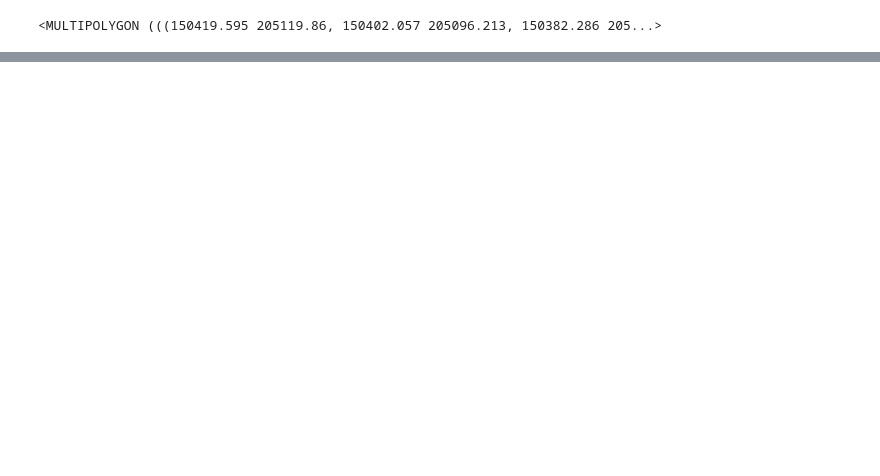
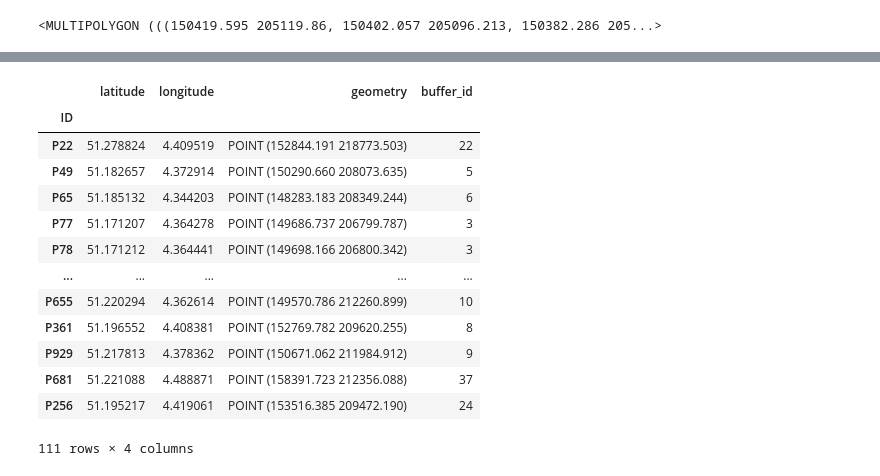
Before and after one commit to nuooooooooooo/drivetime-analysis, a Jupyter notebook: geopandas.ipynb, the cells around one changed output, grey strips where cells are left out. Saved outputs shown, nothing was run; the diff lists cells and outputs as text; code cells hidden in the pictures; blank space fills up the shorter version.

Commit message:
add buffer id to points

```diff
--- a/geopandas.ipynb
+++ b/geopandas.ipynb
@@ -116,3 +112,12 @@ buffer_union = buffer.geometry.unary_union
 buffer_union
 # %% [output]
 <MULTIPOLYGON (((150419.595 205119.86, 150402.057 205096.213, 150382.286 205...>
+# %%
+buffer = gpd.GeoSeries(buffer_union, crs="epsg:31370")
+buffer = buffer.explode(index_parts=True)
+
+
+
+folium.features.GeoJson(buffer.to_crs(epsg=4324)).add_to(map)
+
+map
@@ -118,0 +126,27 @@ buffer_union
+# %%
+# for index, row in buffer.items():
+#     print(index[1])
+
+def get_buffer_id(point):
+    for index, row in buffer.items():
+        if point.within(row):
+            return index[1]
+
+posters_gdf['buffer_id'] = posters_gdf['geometry'].apply(lambda x : get_buffer_id(x))
+
+posters_gdf
+# %% [output]
+|  | latitude | longitude | geometry | buffer_id |
+| ID |  |  |  |  |
+| P22 | 51.278824 | 4.409519 | POINT (152844.191 218773.503) | 22 |
+| P49 | 51.182657 | 4.372914 | POINT (150290.660 208073.635) | 5 |
+| P65 | 51.185132 | 4.344203 | POINT (148283.183 208349.244) | 6 |
+| P77 | 51.171207 | 4.364278 | POINT (149686.737 206799.787) | 3 |
+| P78 | 51.171212 | 4.364441 | POINT (149698.166 206800.342) | 3 |
+| ... | ... | ... | ... | ... |
+| P655 | 51.220294 | 4.362614 | POINT (149570.786 212260.899) | 10 |
+| P361 | 51.196552 | 4.408381 | POINT (152769.782 209620.255) | 8 |
+| P929 | 51.217813 | 4.378362 | POINT (150671.062 211984.912) | 9 |
+| P681 | 51.221088 | 4.488871 | POINT (158391.723 212356.088) | 37 |
+| P256 | 51.195217 | 4.419061 | POINT (153516.385 209472.190) | 24 |
+111 rows × 4 columns
```
Also changed, not shown: parts of 3 cells of this notebook.
